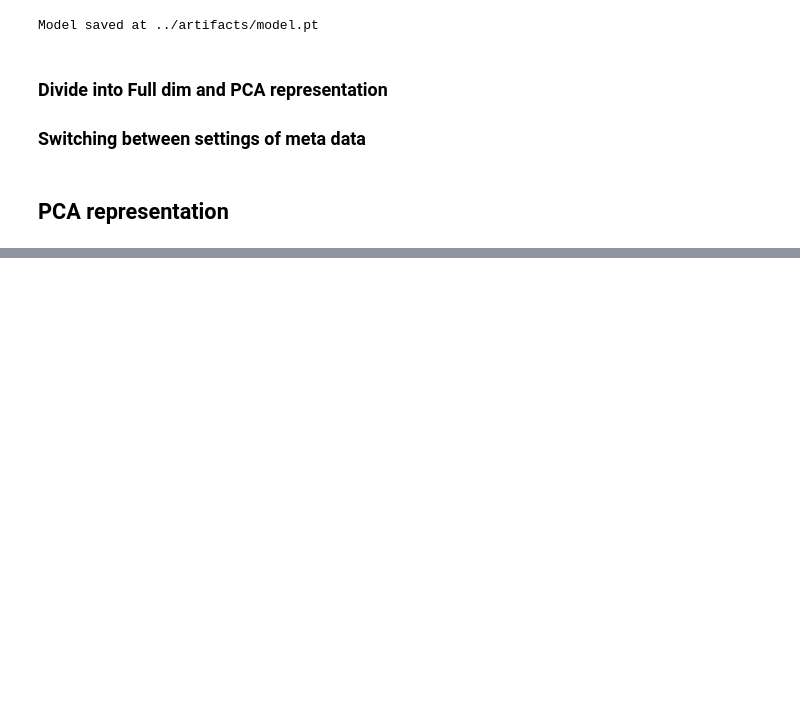
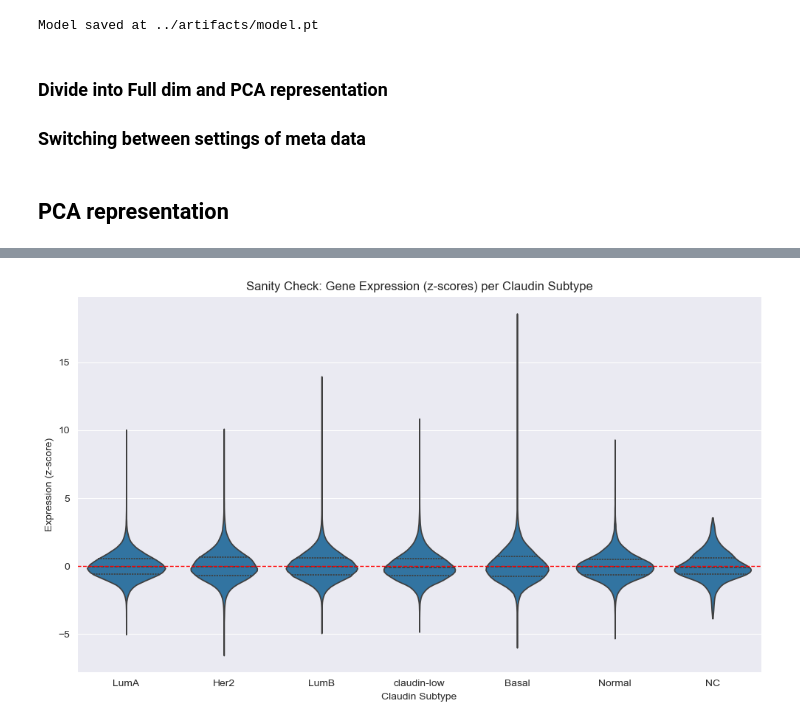
Before and after one commit to PedroPhilippiAraujo/Gene2Images, a Jupyter notebook: notebook_metabric_classification.ipynb, the cells around one changed output, grey strips where cells are left out. Saved outputs shown, nothing was run; the diff lists cells and outputs as text; code cells hidden in the pictures; blank space fills up the shorter version.

```diff
--- a/notebook_metabric_classification.ipynb
+++ b/notebook_metabric_classification.ipynb
@@ -958,0 +1015,48 @@ plt.show()
+# %%
+# Expression data (patients x genes)
+expr_check = expr_transposed_df.copy()
+
+# add Claudin subtype labels
+expr_check['CLAUDIN_SUBTYPE'] = meta_df.loc[
+    expr_check.index, 'CLAUDIN_SUBTYPE'
+]
+
+# Remove samples without subtype
+expr_check = expr_check.dropna(subset=['CLAUDIN_SUBTYPE'])
+
+# Subsample genes
+np.random.seed(42)
+n_genes = 100  # number of genes to sample
+sampled_genes = np.random.choice(
+    expr_check.columns[:-1],  # exclude subtype column
+    size=n_genes,
+    replace=False
+)
+
+expr_subset = expr_check[sampled_genes.tolist() + ['CLAUDIN_SUBTYPE']]
+
+# Convert to long format
+expr_long = expr_subset.melt(
+    id_vars='CLAUDIN_SUBTYPE',
+    var_name='Gene',
+    value_name='Expression'
+)
+
+# Violin plot
+plt.figure(figsize=(10, 6))
+sns.violinplot(
+    data=expr_long,
+    x='CLAUDIN_SUBTYPE',
+    y='Expression',
+    inner='quartile',
+    cut=0
+)
+
+plt.axhline(0, color='red', linestyle='--', linewidth=1)
+plt.title("Sanity Check: Gene Expression (z-scores) per Claudin Subtype")
+plt.xlabel("Claudin Subtype")
+plt.ylabel("Expression (z-score)")
+plt.tight_layout()
+plt.show()
+# %% [output]
+[figure, added]
```
Also changed, not shown: parts of 26 cells of this notebook, 1 other file.
